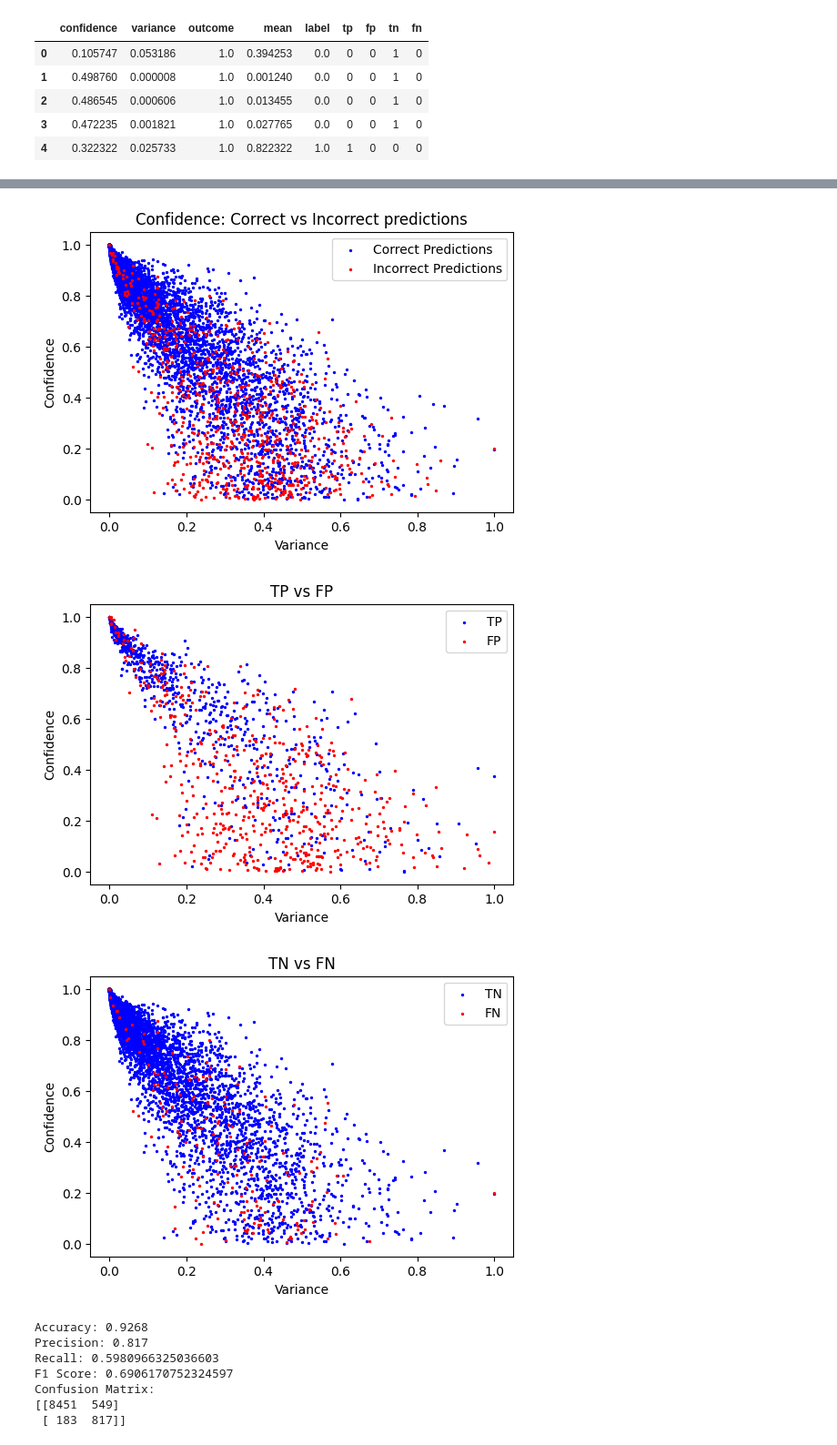
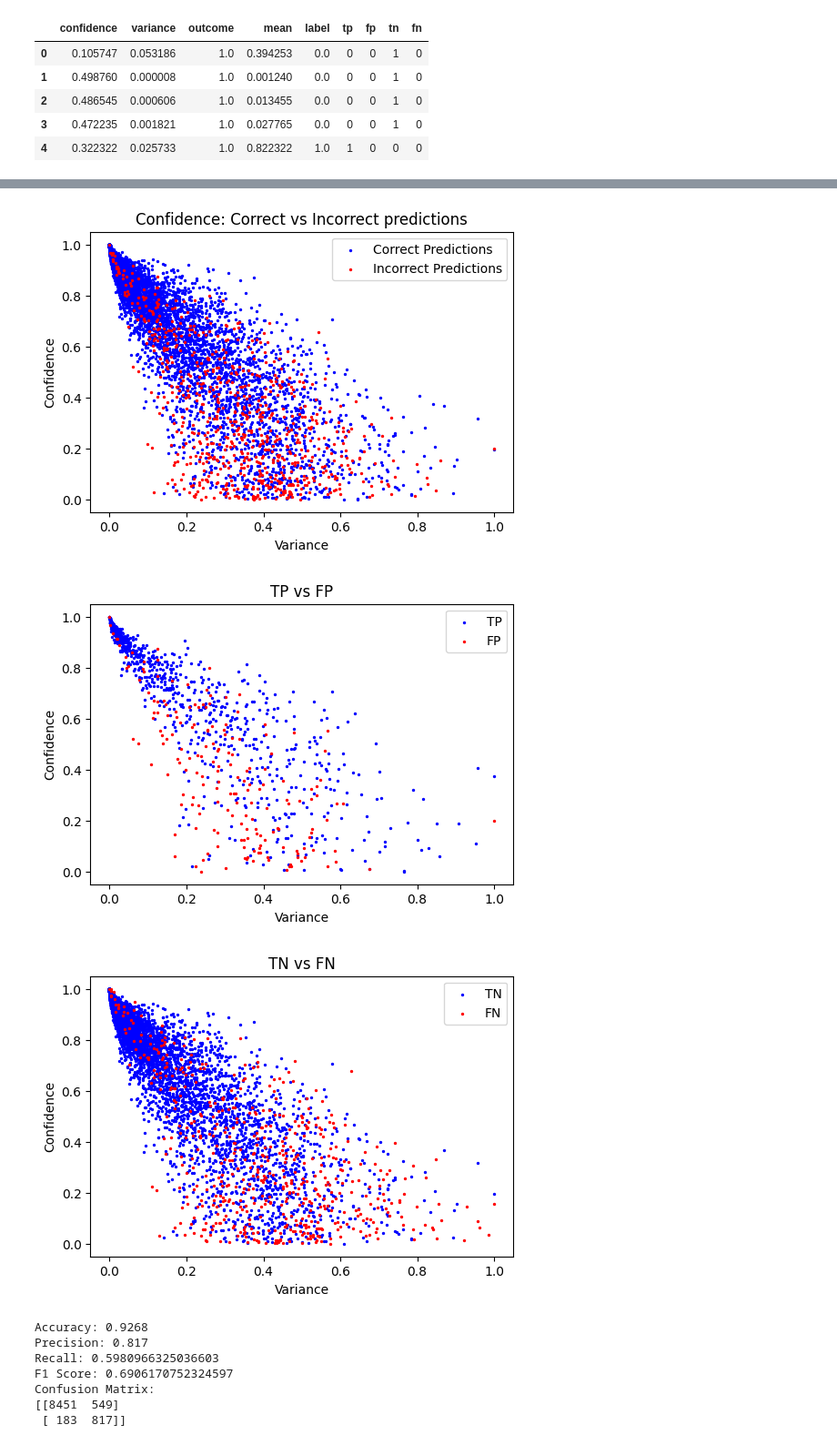
Before and after one commit to jcarnec/CIFAR, a Jupyter notebook: cnn.ipynb, the cells around one changed output, grey strips where cells are left out. Shown: that part at 91% size. Saved outputs shown, nothing was run; the diff lists cells and outputs as text; code cells hidden in the pictures.

```diff
--- a/cnn.ipynb
+++ b/cnn.ipynb
@@ -468,9 +413,12 @@ conf_fn = np.take(output_confidence, false_negative_indices)
 # %%
-
+outputs_stack = model_under_test.verbose_predict(test_images)
+outputs_mean = np.mean(outputs_stack, axis=0)
+outputs_variance = np.var(outputs_stack, axis=0)
+ensemble_predictions = np.where(outputs_mean > 0.5, 1, 0)
+individual_predictions = np.where(outputs_stack > 0.5, 1, 0)
+output_confidence = np.abs(outputs_mean - 0.5)
 prediction_outcome = np.where(ensemble_predictions != test_labels, 0, 1)
-np_df = np.hstack((output_confidence, output_variance, prediction_outcome, outputs_mean, test_labels))
-
-
+np_df = np.hstack((output_confidence, outputs_variance, prediction_outcome, outputs_mean, test_labels))
 df = pd.DataFrame(np_df, columns=['confidence', 'variance', 'outcome', 'mean', 'label'])
 df['tp'] = df.apply(lambda row: int(row['label'] == 1 and row['outcome'] == 1), axis=1)
 df['fp'] = df.apply(lambda row: int(row['label'] == 1 and row['outcome'] == 0), axis=1)
@@ -497,6 +445,23 @@ def normalize_and_plot(x, y, color, label=None):
 
     # Plotting
     plt.scatter(x_numpy_normalized, y_numpy_normalized, color=color, label=label, s=2)
+
+print()
+
+var_correct = df[df['outcome'] == 1]['variance'].to_numpy()
+var_incorrect = df[df['outcome'] == 0]['variance'].to_numpy()
+output_correct = df[df['outcome'] == 1]['mean'].to_numpy()
+output_incorrect = df[df['outcome'] == 0]['mean'].to_numpy()
+conf_correct = df[df['outcome'] == 1]['confidence'].to_numpy()
+conf_incorrect = df[df['outcome'] == 0]['confidence'].to_numpy()
+var_tp = df[df['tp'] == 1]['variance'].to_numpy()
+conf_tp = df[df['tp'] == 1]['confidence'].to_numpy()
+var_fp = df[df['fp'] == 1]['variance'].to_numpy()
+conf_fp = df[df['fp'] == 1]['confidence'].to_numpy()
+var_tn = df[df['tn'] == 1]['variance'].to_numpy()
+conf_tn = df[df['tn'] == 1]['confidence'].to_numpy()
+var_fn = df[df['fn'] == 1]['variance'].to_numpy()
+conf_fn = df[df['fn'] == 1]['confidence'].to_numpy()
 
 plt.figure(figsize=(6,4))
 normalize_and_plot(var_correct, output_correct, 'blue', 'Correct Predictions')
@@ -510,35 +475,35 @@ plt.legend()
 plt.figure(figsize=(6,4))
 normalize_and_plot(var_correct, conf_correct, 'blue', 'Correct Predictions')
 normalize_and_plot(var_incorrect, conf_incorrect, 'red', 'Incorrect Predictions')
 # Add labels and legend
 plt.title('Confidence: Correct vs Incorrect predictions')
 plt.xlabel('Variance')
 plt.ylabel('Confidence')
 plt.legend()
 
 plt.figure(figsize=(6,4))
 normalize_and_plot(var_tp, conf_tp, 'blue', 'TP')
 normalize_and_plot(var_fp, conf_fp, 'red', 'FP')
 plt.title('TP vs FP')
 plt.xlabel('Variance')
 plt.ylabel('Confidence')
 plt.legend()
 
 plt.figure(figsize=(6,4))
 normalize_and_plot(var_tn, conf_tn, 'blue', 'TN')
 normalize_and_plot(var_fn, conf_fn, 'red', 'FN')
 plt.title('TN vs FN')
 plt.xlabel('Variance')
 plt.ylabel('Confidence')
 plt.legend()
 
 # Display the plot
 plt.show()
 # %% [output]
 [figure]
 [figure]
-[figure, old version]
+[figure, new version]
-[figure, old version]
+[figure, new version]
 # %%
 from sklearn.metrics import confusion_matrix
 
```
Also changed, not shown: parts of 5 cells of this notebook.
